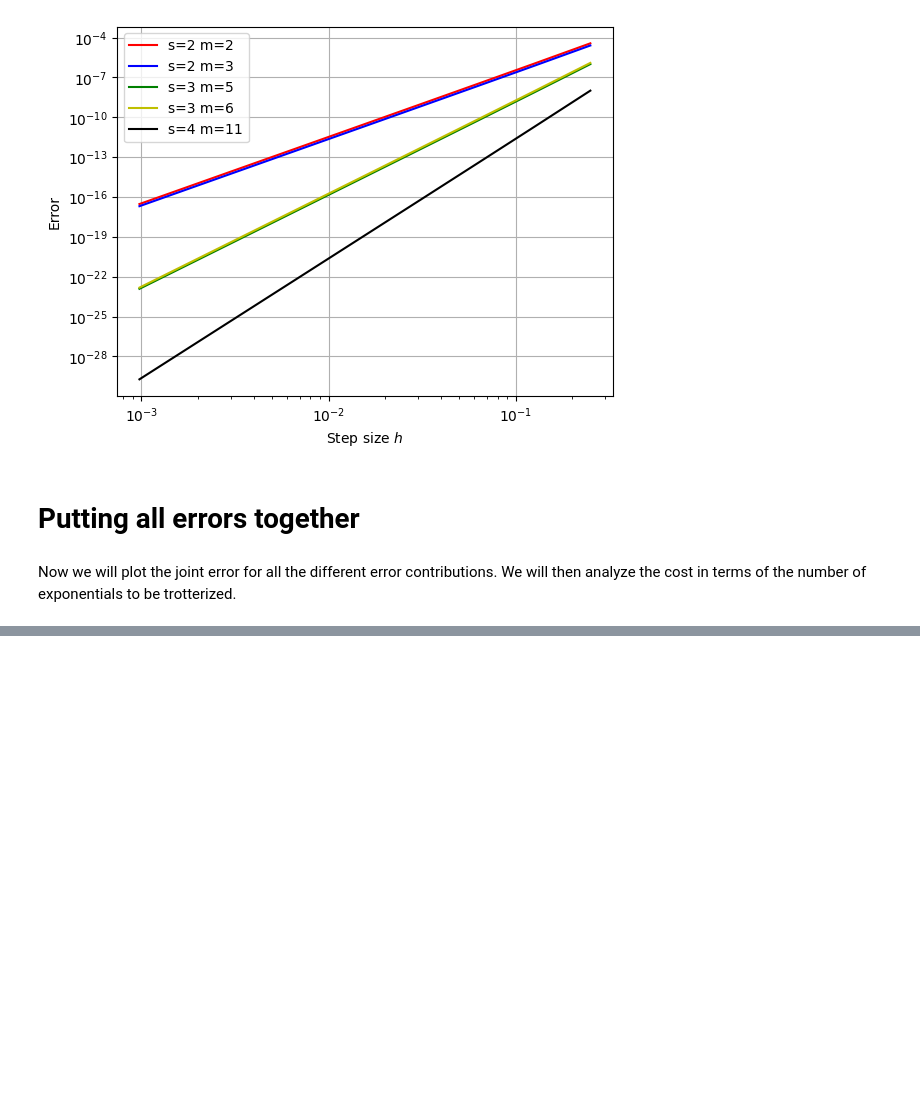
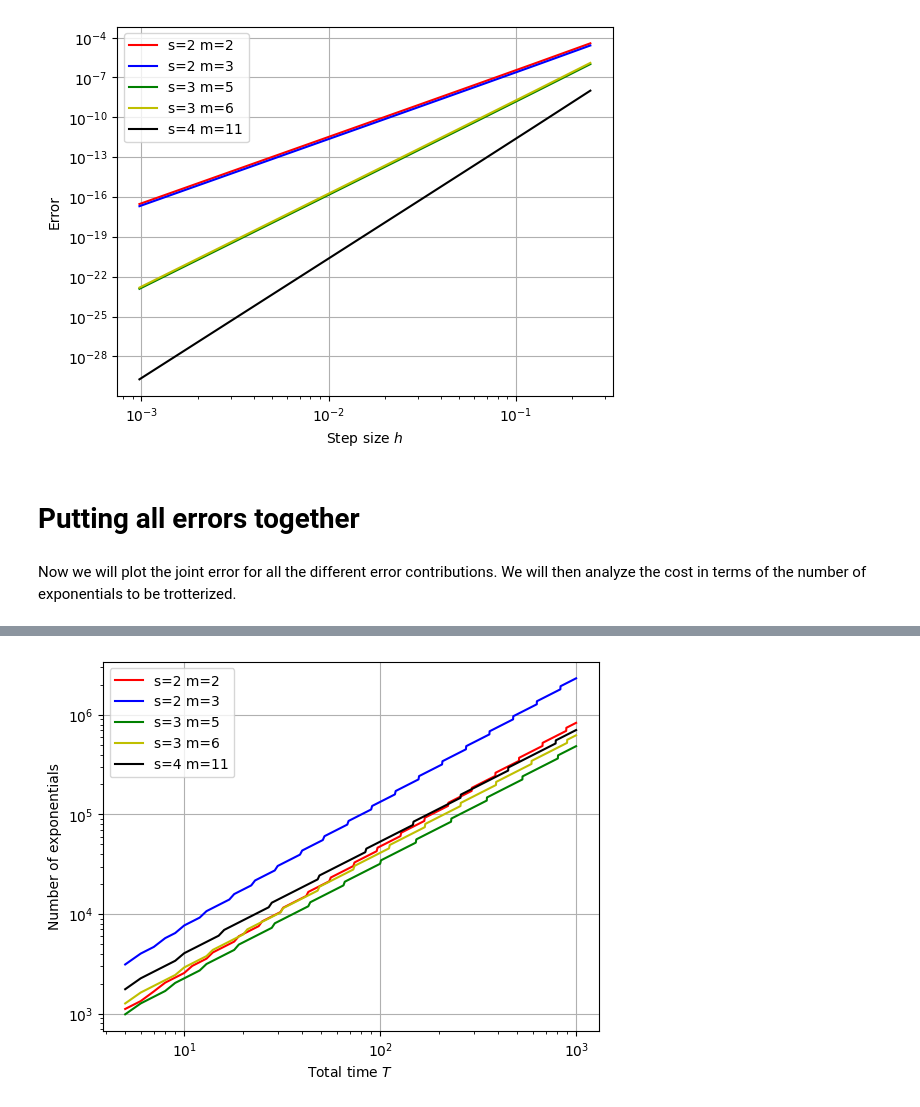
Before and after one commit to XanaduAI/CFQMagnus, a Jupyter notebook: largest_error_bounds.ipynb, the cells around one changed output, grey strips where cells are left out. Cells and saved outputs as stored; diff of their text form; code cells hidden in the pictures; blank space fills up the shorter version.

```diff
--- a/largest_error_bounds.ipynb
+++ b/largest_error_bounds.ipynb
@@ -832,0 +857,41 @@ Text(0.5, 0, 'Step size $h$')
+# %%
+def minimize_cost(hs, s, m, total_time, total_error):
+
+    cost_exponentials = {}
+    errors = {}
+    for h in hs:
+        cost_exponentials[h] = total_time*m/h
+        errors[h] = total_time*step_error[(s,m)][h]/h
+
+    min_cost = np.inf
+    for h in hs:
+        if errors[h] < total_error and cost_exponentials[h] < min_cost:
+            min_cost_h = h
+            min_cost = cost_exponentials[h]
+
+    return min_cost_h, min_cost
+# %%
+total_error = 1e-7
+for (s, m, color) in zip([2,2,3,3,4], [2, 3, 5, 6, 11], ['r', 'b', 'g', 'y', 'k']):
+    min_costs = []
+    min_costs_h = []
+    for total_time in range(5, 1001):
+        min_cost_h, min_cost = minimize_cost(hs, s, m, total_time, total_error)
+        min_costs.append(min_cost)
+        min_costs_h.append(min_cost_h)
+    plt.plot(range(5, 1001), min_costs, color = color, label = f's={s} m={m}')
+
+plt.xlabel(r'Total time $T$')
+plt.ylabel('Number of exponentials')
+
+plt.yscale('log')
+plt.xscale('log')
+plt.grid()
+
+handles, labels = plt.gca().get_legend_handles_labels()
+by_label = dict(zip(labels, handles))
+plt.legend(by_label.values(), by_label.keys())
+
+plt.show()
+# %% [output]
+[figure, added]
```
Also changed, not shown: parts of 5 cells of this notebook.
